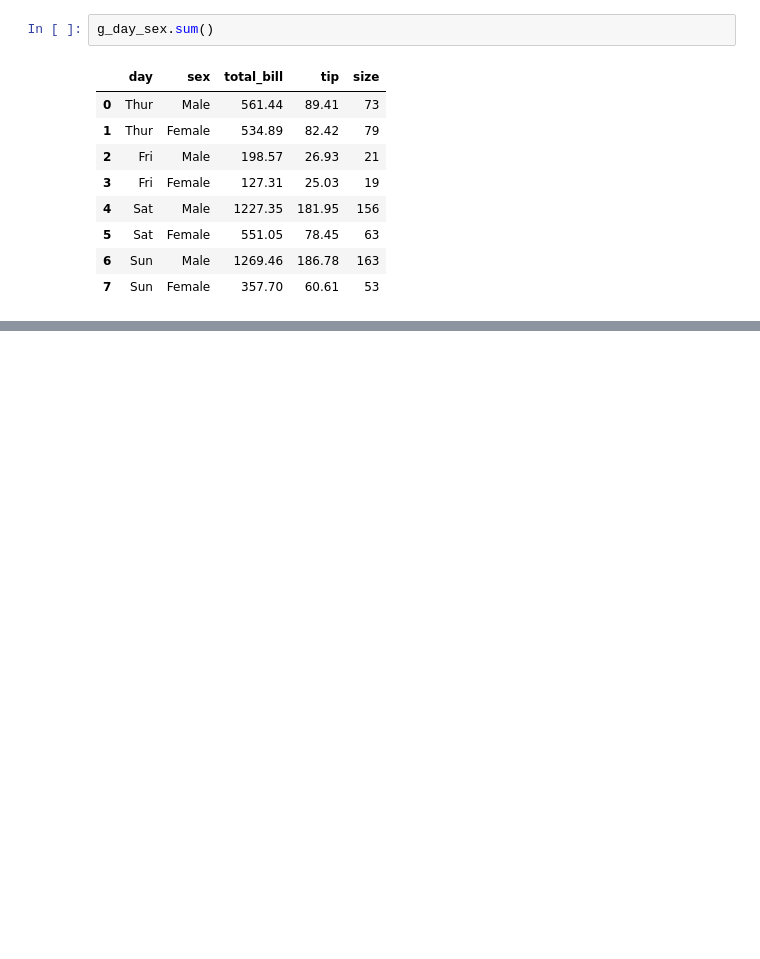
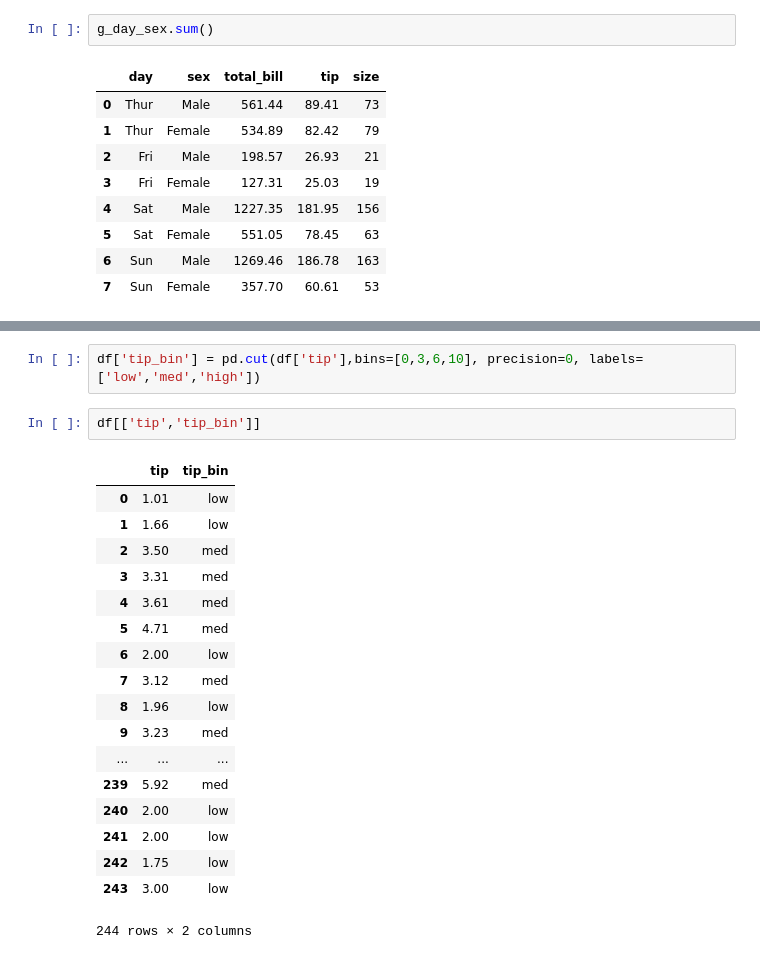
Before and after one commit to srikanthpragada/DS_01_OCT_2019, a Jupyter notebook: tips.ipynb, the cells around one changed output, grey strips where cells are left out. Saved outputs shown, nothing was run; the diff lists cells and outputs as text; blank space fills up the shorter version.

```diff
--- a/tips.ipynb
+++ b/tips.ipynb
@@ -635,0 +714,23 @@ g_day_sex.sum()
+# %%
+df['tip_bin'] = pd.cut(df['tip'],bins=[0,3,6,10], precision=0, labels=['low','med','high'])
+# %%
+df[['tip','tip_bin']]
+# %% [output]
+|  | tip | tip_bin |
+| 0 | 1.01 | low |
+| 1 | 1.66 | low |
+| 2 | 3.50 | med |
+| 3 | 3.31 | med |
+| 4 | 3.61 | med |
+| 5 | 4.71 | med |
+| 6 | 2.00 | low |
+| 7 | 3.12 | med |
+| 8 | 1.96 | low |
+| 9 | 3.23 | med |
+| ... | ... | ... |
+| 239 | 5.92 | med |
+| 240 | 2.00 | low |
+| 241 | 2.00 | low |
+| 242 | 1.75 | low |
+| 243 | 3.00 | low |
+244 rows × 2 columns
```
Also changed, not shown: parts of 18 cells of this notebook, 2 other files.
